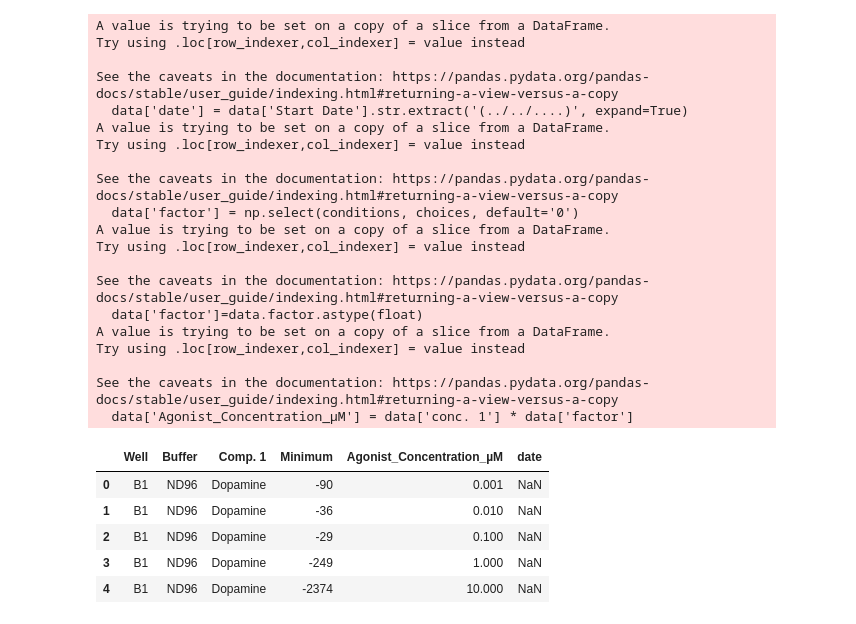
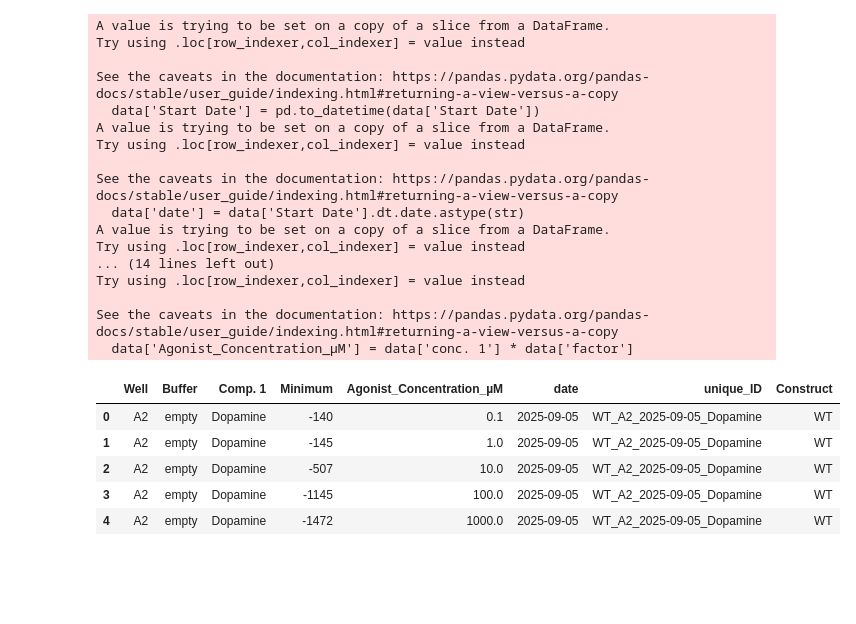
Before and after one commit to hiris25/TEVC-analysis-scripts, a Jupyter notebook: TEVC_DRs_working.ipynb, the cells around one changed output. Saved outputs shown, nothing was run; the diff lists cells and outputs as text; code cells hidden in the pictures; blank space fills up the shorter version.

```diff
--- a/TEVC_DRs_working.ipynb
+++ b/TEVC_DRs_working.ipynb
@@ -6,15 +7,17 @@ import glob as glob
 """### Import Files
 
 Import all files from specified folder and combine into one dataframe called 'df'
+
+has to be one construct but can be multiple plates from diff days etc
 """
 
-path = r'/Users/irishardege/Library/CloudStorage/OneDrive-UniversityofCambridge/Zoology/DATA/TEVC/Iris_52_54_GFP_tags/DRs' # use your path
-all_files = glob.glob(path + "/*_Datatable.dat") # use your extension
+path = r'/Users/irishardege/Library/CloudStorage/OneDrive-UniversityofCambridge/Zoology/DATA/TEVC/acr21_lgc4/Tina/data/DRs/c elegans WT' # use your path
+all_files = glob.glob(path + "/*_Datatable.xlsx") # use your extension
 
 li = []
 
 for filename in all_files:
-    df = pd.read_csv(filename, index_col=None, header=0, sep='\t') # for .dat files you must specify separation for example sep='\t'
+    df = pd.read_excel(filename, index_col=None, header=0) # for .dat files you must specify separation for example sep='\t'
     li.append(df)
 
 df = pd.concat(li, axis=0, ignore_index=True)
@@ -36,51 +39,55 @@ We will also be standardising the units and generally cleaning up the data
 """
 
 #coloumn names must be updated to those in your files, these are based on the standard coloumn titles from Robocyte2+ software export
-data =  df[['Well'] + ['Buffer'] + ['Comp. 1'] + ['conc. 1'] + ['unit 1'] + ['Minimum'] + ['Baseline Average'] + ['Start Date']]
+data =  df[['Well'] + ['Buffer'] + ['Comp. 1'] + ['conc. 1'] + ['unit 1'] + ['Minimum'] + ['Baseline Average'] + ['Start Date'] + ['Construct']]
 
-data['date'] = data['Start Date'].str.extract('(../../....)', expand=True)
+# Ensure Start Date is in datetime format
+data['Start Date'] = pd.to_datetime(data['Start Date'])
+
+# Extract just the date (as string in yyyy-mm-dd format)
+data['date'] = data['Start Date'].dt.date.astype(str)
+
+# Create the unique ID
+data['unique_ID'] = data['Construct'] + '_' + data['Well'] + '_' + data['date'] + '_' + data['Comp. 1']
 
 """Transform units all to uM scale"""
 
 #Transform units all to µM scale
 conditions = [
     (data['unit 1'] == 'mM'),
     (data['unit 1'] == 'µM'),
     (data['unit 1'] == 'nM')]
 
 choices = ['1000', '1', '0.001']
 
 data['factor'] = np.select(conditions, choices, default='0')
 data['factor']=data.factor.astype(float)
 data['Agonist_Concentration_µM'] = data['conc. 1'] * data['factor']
 
-data =  data[['Well'] + ['Buffer'] + ['Comp. 1'] + ['Minimum'] + ['Agonist_Concentration_µM'] + ['date']]
+data =  data[['Well'] + ['Buffer'] + ['Comp. 1'] + ['Minimum'] + ['Agonist_Concentration_µM'] + ['date'] + ['unique_ID'] + ['Construct']]
 data.reset_index(drop=True)
-data.head()
+data.head(5)
 # %% [output]
 A value is trying to be set on a copy of a slice from a DataFrame.
 Try using .loc[row_indexer,col_indexer] = value instead
 
 See the caveats in the documentation: https://pandas.pydata.org/pandas-docs/stable/user_guide/indexing.html#returning-a-view-versus-a-copy
-  data['date'] = data['Start Date'].str.extract('(../../....)', expand=True)
+  data['Start Date'] = pd.to_datetime(data['Start Date'])
 A value is trying to be set on a copy of a slice from a DataFrame.
 Try using .loc[row_indexer,col_indexer] = value instead
 
 See the caveats in the documentation: https://pandas.pydata.org/pandas-docs/stable/user_guide/indexing.html#returning-a-view-versus-a-copy
-  data['factor'] = np.select(conditions, choices, default='0')
+  data['date'] = data['Start Date'].dt.date.astype(str)
 A value is trying to be set on a copy of a slice from a DataFrame.
 Try using .loc[row_indexer,col_indexer] = value instead
-
-See the caveats in the documentation: https://pandas.pydata.org/pandas-docs/stable/user_guide/indexing.html#returning-a-view-versus-a-copy
-  data['factor']=data.factor.astype(float)
-A value is trying to be set on a copy of a slice from a DataFrame.
+... (14 lines left out)
 Try using .loc[row_indexer,col_indexer] = value instead
 
 See the caveats in the documentation: https://pandas.pydata.org/pandas-docs/stable/user_guide/indexing.html#returning-a-view-versus-a-copy
   data['Agonist_Concentration_µM'] = data['conc. 1'] * data['factor']
-|  | Well | Buffer | Comp. 1 | Minimum | Agonist_Concentration_µM | date |
-| 0 | B1 | ND96 | Dopamine | -90 | 0.001 | NaN |
-| 1 | B1 | ND96 | Dopamine | -36 | 0.010 | NaN |
-| 2 | B1 | ND96 | Dopamine | -29 | 0.100 | NaN |
-| 3 | B1 | ND96 | Dopamine | -249 | 1.000 | NaN |
-| 4 | B1 | ND96 | Dopamine | -2374 | 10.000 | NaN |
+|  | Well | Buffer | Comp. 1 | Minimum | Agonist_Concentration_µM | date | unique_ID | Construct |
+| 0 | A2 | empty | Dopamine | -140 | 0.1 | 2025-09-05 | WT_A2_2025-09-05_Dopamine | WT |
+| 1 | A2 | empty | Dopamine | -145 | 1.0 | 2025-09-05 | WT_A2_2025-09-05_Dopamine | WT |
+| 2 | A2 | empty | Dopamine | -507 | 10.0 | 2025-09-05 | WT_A2_2025-09-05_Dopamine | WT |
+| 3 | A2 | empty | Dopamine | -1145 | 100.0 | 2025-09-05 | WT_A2_2025-09-05_Dopamine | WT |
+| 4 | A2 | empty | Dopamine | -1472 | 1000.0 | 2025-09-05 | WT_A2_2025-09-05_Dopamine | WT |
```
Also changed, not shown: parts of 6 cells of this notebook, 10 other files.
